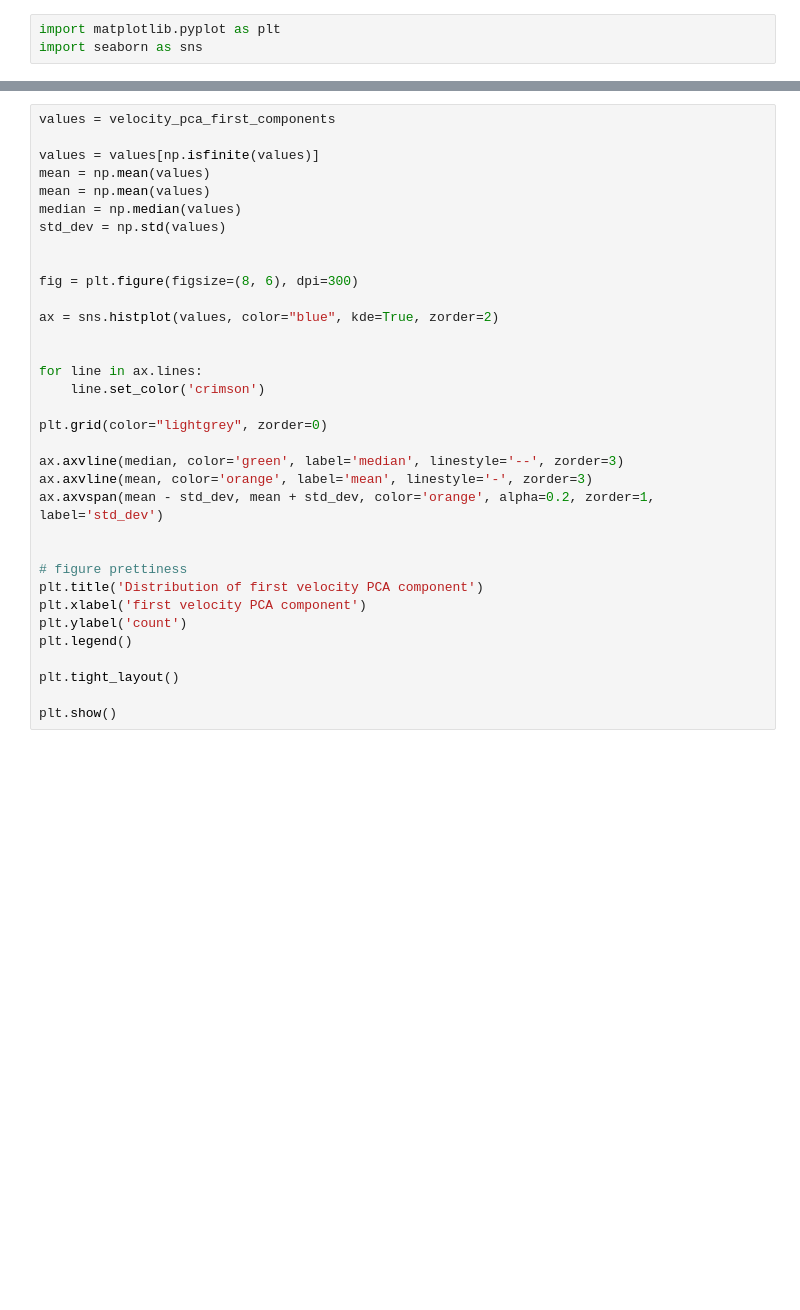
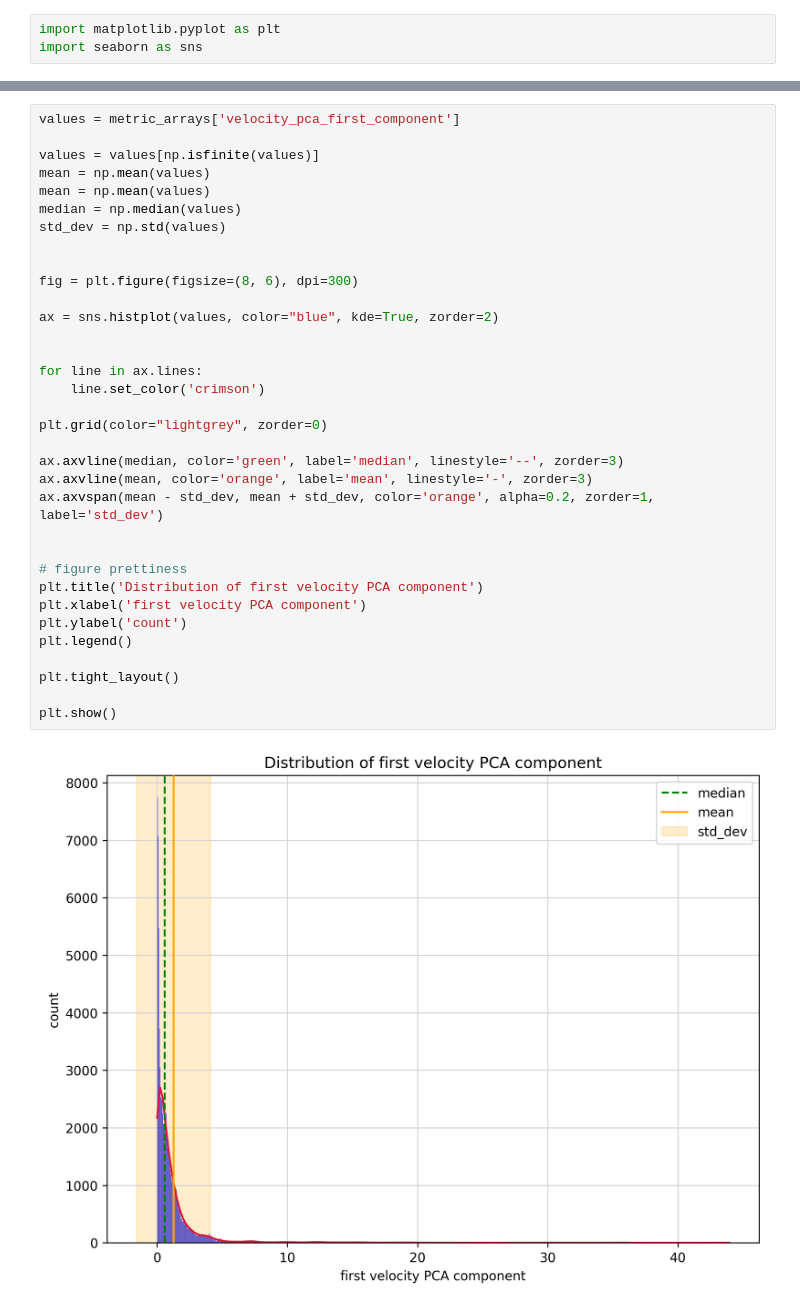
Before and after one commit to louisvonleitner/geese-orderedness, a Jupyter notebook: order_data.ipynb, the cells around one changed output, grey strips where cells are left out. Cells and saved outputs as stored; diff of their text form; blank space fills up the shorter version.

```diff
--- a/order_data.ipynb
+++ b/order_data.ipynb
@@ -278,35 +197,37 @@ plt.show()
 # %%
-values = velocity_pca_first_components
+values = metric_arrays['velocity_pca_first_component']
 
 values = values[np.isfinite(values)]
 mean = np.mean(values)
 mean = np.mean(values)
 median = np.median(values)
 std_dev = np.std(values)
 
 
 fig = plt.figure(figsize=(8, 6), dpi=300)
 
 ax = sns.histplot(values, color="blue", kde=True, zorder=2)
 
 
 for line in ax.lines:
     line.set_color('crimson')
 
 plt.grid(color="lightgrey", zorder=0)
 
 ax.axvline(median, color='green', label='median', linestyle='--', zorder=3)
 ax.axvline(mean, color='orange', label='mean', linestyle='-', zorder=3)
 ax.axvspan(mean - std_dev, mean + std_dev, color='orange', alpha=0.2, zorder=1, label='std_dev')
 
 
 # figure prettiness
 plt.title('Distribution of first velocity PCA component')
 plt.xlabel('first velocity PCA component')
 plt.ylabel('count')
 plt.legend()
 
 plt.tight_layout()
 
 plt.show()
+# %% [output]
+[figure, added]
 # %%
```
Also changed, not shown: parts of 9 cells of this notebook, 3 other files.
